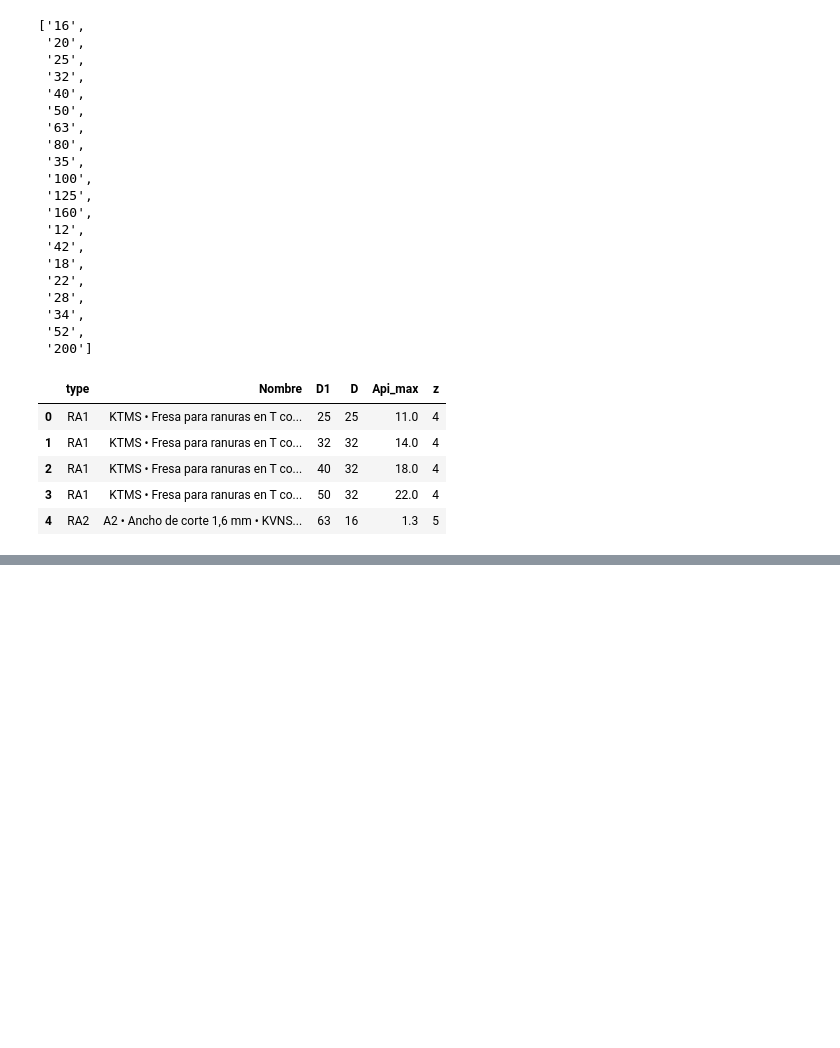
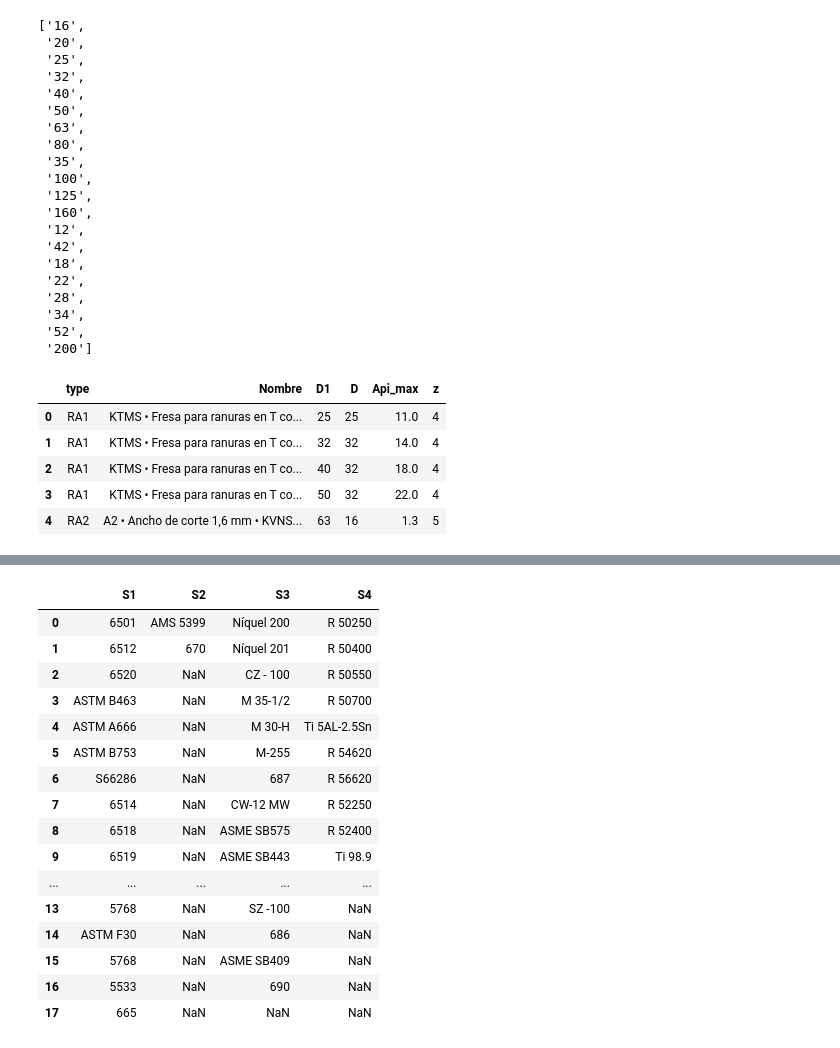
Before and after one commit to DanielSarmiento04/cnc_catalog, a Jupyter notebook: main.ipynb, the cells around one changed output, grey strips where cells are left out. Cells and saved outputs as stored; diff of their text form; code cells hidden in the pictures; blank space fills up the shorter version.

```diff
--- a/main.ipynb
+++ b/main.ipynb
@@ -175,0 +248,36 @@ df.head()
+# %%
+df = pd.read_excel(
+    './FRESADO_1.xlsm',
+    sheet_name='MATERIALES',
+    usecols='aa:ad',
+    skiprows=7,
+    nrows=18
+)
+
+df.columns = ['S1', 'S2', 'S3', 'S4']
+
+df.to_csv(
+    './aleacion_alta_temperatura.csv',
+    index=False,
+    encoding='utf-8'
+)
+
+df
+# %% [output]
+|  | S1 | S2 | S3 | S4 |
+| 0 | 6501 | AMS 5399 | Níquel 200 | R 50250 |
+| 1 | 6512 | 670 | Níquel 201 | R 50400 |
+| 2 | 6520 | NaN | CZ - 100 | R 50550 |
+| 3 | ASTM B463 | NaN | M 35-1/2 | R 50700 |
+| 4 | ASTM A666 | NaN | M 30-H | Ti 5AL-2.5Sn |
+| 5 | ASTM B753 | NaN | M-255 | R 54620 |
+| 6 | S66286 | NaN | 687 | R 56620 |
+| 7 | 6514 | NaN | CW-12 MW | R 52250 |
+| 8 | 6518 | NaN | ASME SB575 | R 52400 |
+| 9 | 6519 | NaN | ASME SB443 | Ti 98.9 |
+| ... | ... | ... | ... | ... |
+| 13 | 5768 | NaN | SZ -100 | NaN |
+| 14 | ASTM F30 | NaN | 686 | NaN |
+| 15 | 5768 | NaN | ASME SB409 | NaN |
+| 16 | 5533 | NaN | 690 | NaN |
+| 17 | 665 | NaN | NaN | NaN |
```
Also changed, not shown: parts of 5 cells of this notebook, 10 other files.
